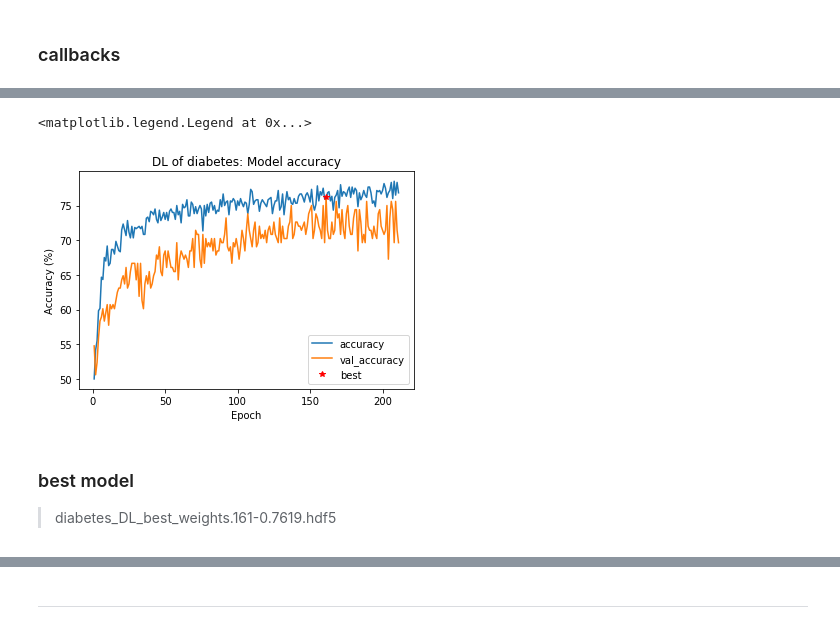
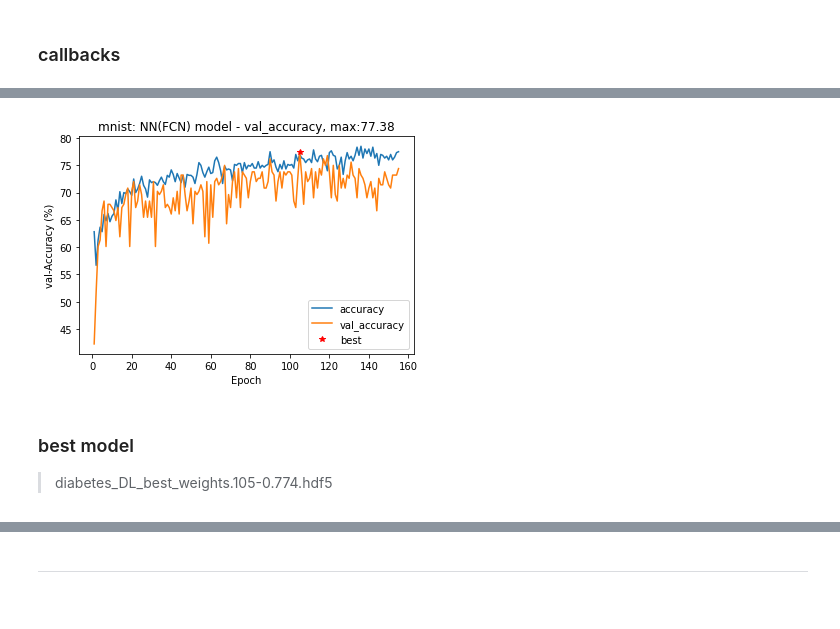
Before and after one commit to Redwoods/Py, a Jupyter notebook: pdm2020/my-note/py-tensorflow/tf2_11_diabetes_FCN.ipynb, the cells around one changed output, grey strips where cells are left out. Cells and saved outputs as stored; diff of their text form; code cells hidden in the pictures.

```diff
--- a/pdm2020/my-note/py-tensorflow/tf2_11_diabetes_FCN.ipynb
+++ b/pdm2020/my-note/py-tensorflow/tf2_11_diabetes_FCN.ipynb
@@ -203,7 +229,7 @@ model2.compile(loss='binary_crossentropy',
 # %% [markdown]
 ### callbacks
 # %%
-cp_callback = callbacks.ModelCheckpoint(filepath="./diabetes_DL_best_weights.{epoch:03d}-{val_accuracy:.4f}.hdf5",
+cp_callback = callbacks.ModelCheckpoint(filepath="./diabetes_DL_best_weights.{epoch:03d}-{val_accuracy:.3f}.hdf5",
                               monitor='val_accuracy', verbose=0, save_best_only=True)
 es_callback = callbacks.EarlyStopping(monitor='val_accuracy',
                             mode='max', verbose=1, patience=50)    # patience=10, 20, 50
@@ -233,25 +259,24 @@ Epoch 00211: early stopping
 # %%
-epochs = 211
+# 훈련 데이터와 검증 데이터에 대한 accuracy 시각화.
+epochs = range(1, len(hist.history['accuracy']) + 1)
 
 acc_list = [100 * i for i in hist.history['accuracy']]
 vacc_list = [100 * i for i in hist.history['val_accuracy']]
-loss_list = hist.history['loss'] #[100 * i for i in history.history['loss']]
-vloss_list = hist.history['val_loss'] #[100 * i for i in history.history['val_loss']]
 
+plt.plot(epochs,acc_list)
+plt.plot(epochs,vacc_list)
 
-plt.plot(range(1,epochs+1),acc_list)
-plt.plot(range(1,epochs+1),vacc_list)
 plt.plot(np.argmax(np.array(vacc_list))+1,vacc_list[np.argmax(np.array(vacc_list))], 'r*')
-plt.title('DL of diabetes: Model accuracy')
-plt.ylabel('Accuracy (%)')
+plt.title('mnist: NN(FCN) model - val_accuracy, max:' + str(np.round(vacc_list[np.argmax(np.array(vacc_list))],2)))
+plt.ylabel('val-Accuracy (%)')
 plt.xlabel('Epoch')
 plt.legend(['accuracy','val_accuracy','best'], loc='best')
+plt.show()
 # %% [output]
-<matplotlib.legend.Legend at 0x...>
-[figure, old version]
+[figure, new version]
 # %% [markdown]
 ### best model
-> diabetes_DL_best_weights.161-0.7619.hdf5
+> diabetes_DL_best_weights.105-0.774.hdf5
 # %%
 # model2 performance
 model2.evaluate(X_test, y_test)
```
Also changed, not shown: parts of 12 cells of this notebook.
